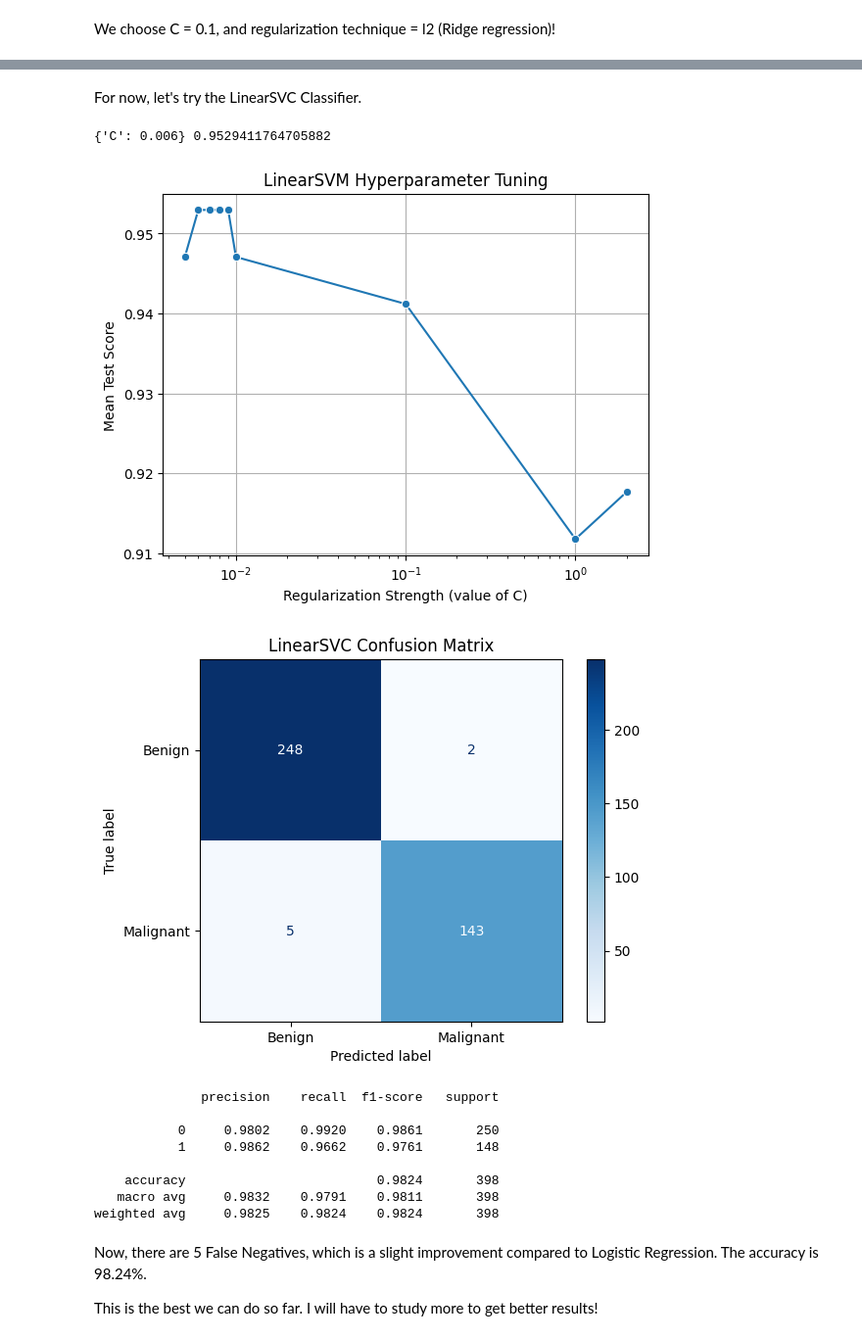
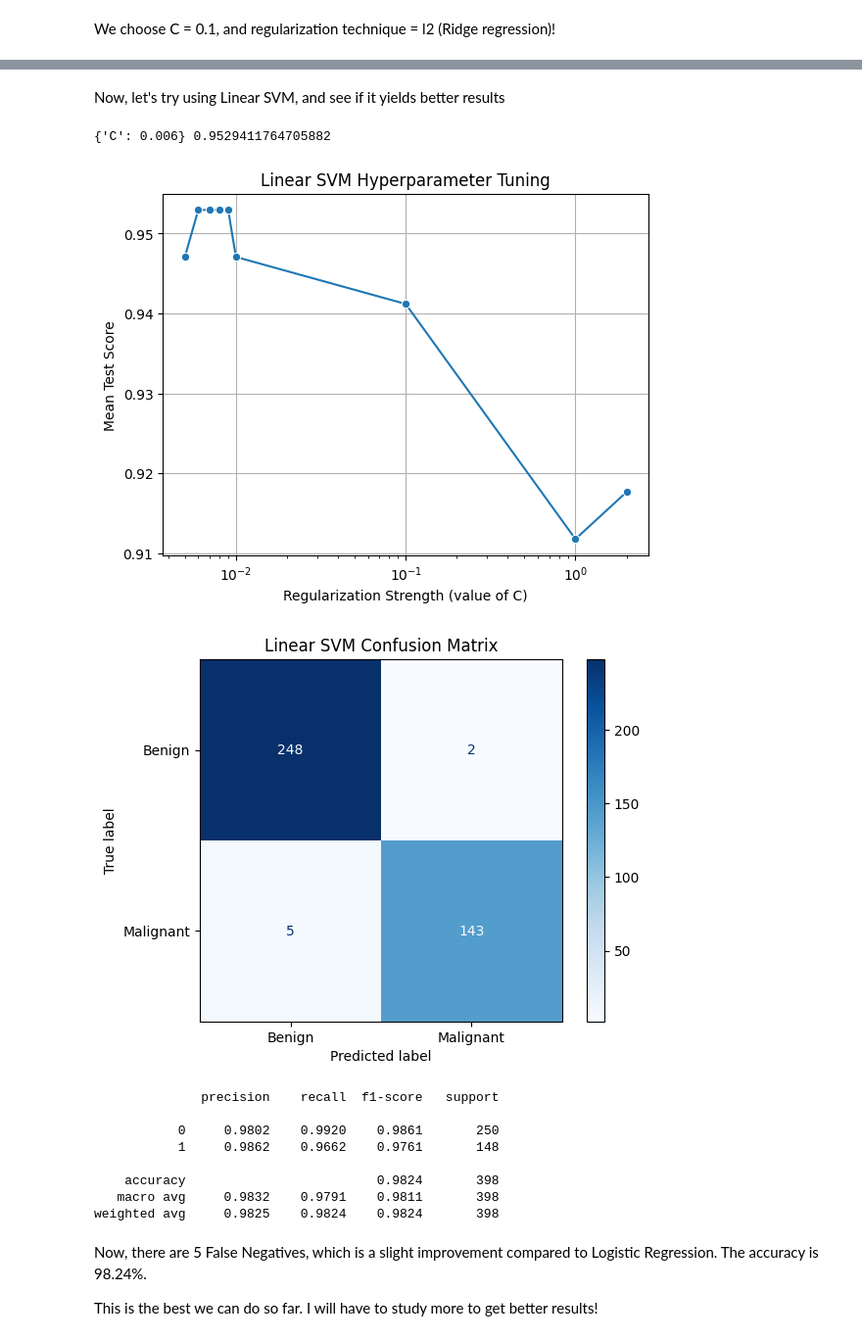
Before and after one commit to ClydeNarciso/breast-cancer-detection-using-supervised-learning, a Jupyter notebook: Breast Cancer Detection using Supervised Learning Algorithms.ipynb, the cells around one changed output, grey strips where cells are left out. Shown: that part at 98% size. Cells and saved outputs as stored; diff of their text form; code cells hidden in the pictures.

```diff
--- a/Breast Cancer Detection using Supervised Learning Algorithms.ipynb
+++ b/Breast Cancer Detection using Supervised Learning Algorithms.ipynb
@@ -167,43 +167,43 @@ But there are 6 false negatives-- which is still unacceptable!
 I wonder-- how can we achieve better results?
 
 I have to study more. Maybe better feature engineering or hyperparameter tuning?
-# %% [markdown]
-For now, let's try the LinearSVC Classifier.
+# %% [markdown]
+Now, let's try using Linear SVM, and see if it yields better results
 # %%
 from sklearn.svm import LinearSVC
-
-svm_param_grid = {'C': [0.005, 0.006, 0.007, 0.008, 0.009, 0.01, 0.1, 1, 2]}
-svm = LinearSVC()
-svm_cv = GridSearchCV(svm, svm_param_grid, cv=kf)
-svm_cv.fit(X_train_preprocessed, y_train)
-print(svm_cv.best_params_, svm_cv.best_score_)
+# Instantiate the Linear SVM and perform cross-validation to tune the hyperparameters
+linsvm_param_grid = {'C': [0.005, 0.006, 0.007, 0.008, 0.009, 0.01, 0.1, 1, 2]}
+linsvm = LinearSVC()
+linsvm_cv = GridSearchCV(linsvm, linsvm_param_grid, cv=kf)
+linsvm_cv.fit(X_train_preprocessed, y_train)
+print(linsvm_cv.best_params_, linsvm_cv.best_score_)
 # %% [output]
 {'C': 0.006} 0.9529411764705882
 # %%
 # Load the results into a DataFrame
-svm_results_df = pd.DataFrame(svm_cv.cv_results_)
+linsvm_results_df = pd.DataFrame(linsvm_cv.cv_results_)
 
-sns.lineplot(data=svm_results_df, x='param_C', y='mean_test_score', marker='o')
+sns.lineplot(data=linsvm_results_df, x='param_C', y='mean_test_score', marker='o')
 plt.xscale('log')
 plt.xlabel('Regularization Strength (value of C)')
 plt.ylabel('Mean Test Score')
 plt.grid(True)
-plt.title('LinearSVM Hyperparameter Tuning')
+plt.title('Linear SVM Hyperparameter Tuning')
 plt.show()
 # %% [output]
-[figure, old version]
+[figure, new version]
 # %%
 # Now let's use our model with the optimized hyperparameters and analyze the results!
-svm_y_pred = svm_cv.predict(X_test_preprocessed)
+linsvm_y_pred = linsvm_cv.predict(X_test_preprocessed)
 
-conf_matrix = confusion_matrix(y_test, svm_y_pred)
+conf_matrix = confusion_matrix(y_test, linsvm_y_pred)
 disp = ConfusionMatrixDisplay(confusion_matrix=conf_matrix, display_labels=['Benign', 'Malignant'])
 disp.plot(cmap=plt.cm.Blues)
-plt.title('LinearSVC Confusion Matrix')
+plt.title('Linear SVM Confusion Matrix')
 plt.show()
-print(classification_report(y_test, svm_y_pred, digits=4))
+print(classification_report(y_test, linsvm_y_pred, digits=4))
 # %% [output]
-[figure, old version]
+[figure, new version]
               precision    recall  f1-score   support
 
            0     0.9802    0.9920    0.9861       250
```
Also changed, not shown: parts of 11 cells of this notebook.
